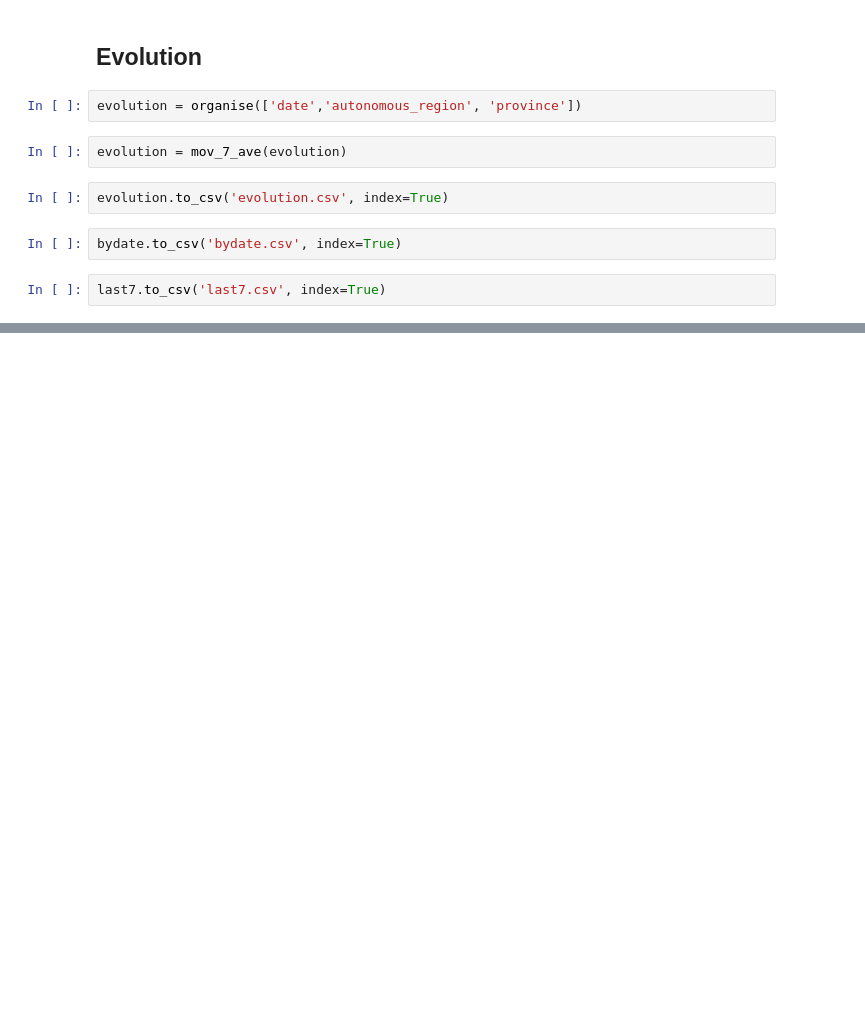
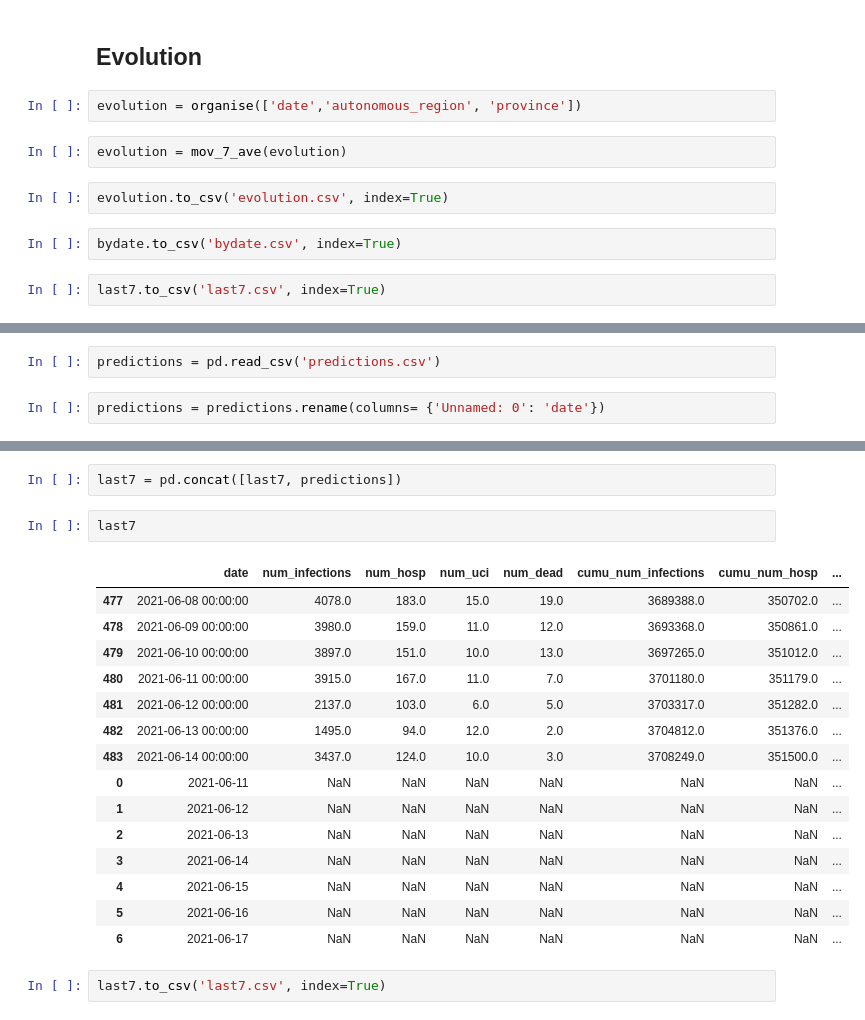
Before and after one commit to ffreire92/final_project, a Jupyter notebook: Pandemic_Overview.ipynb, the cells around one changed output, grey strips where cells are left out. Saved outputs shown, nothing was run; the diff lists cells and outputs as text; blank space fills up the shorter version.

Commit message:
predictions 7 days

```diff
--- a/Pandemic_Overview.ipynb
+++ b/Pandemic_Overview.ipynb
@@ -506,0 +515,4 @@ last7.to_csv('last7.csv', index=True)
+# %%
+predictions = pd.read_csv('predictions.csv')
+# %%
+predictions = predictions.rename(columns= {'Unnamed: 0': 'date'})
@@ -506,0 +530,22 @@ last7.to_csv('last7.csv', index=True)
+# %%
+last7 = pd.concat([last7, predictions])
+# %%
+last7
+# %% [output]
+|  | date | num_infections | num_hosp | num_uci | num_dead | cumu_num_infections | cumu_num_hosp | ... |
+| 477 | 2021-06-08 00:00:00 | 4078.0 | 183.0 | 15.0 | 19.0 | 3689388.0 | 350702.0 | ... |
+| 478 | 2021-06-09 00:00:00 | 3980.0 | 159.0 | 11.0 | 12.0 | 3693368.0 | 350861.0 | ... |
+| 479 | 2021-06-10 00:00:00 | 3897.0 | 151.0 | 10.0 | 13.0 | 3697265.0 | 351012.0 | ... |
+| 480 | 2021-06-11 00:00:00 | 3915.0 | 167.0 | 11.0 | 7.0 | 3701180.0 | 351179.0 | ... |
+| 481 | 2021-06-12 00:00:00 | 2137.0 | 103.0 | 6.0 | 5.0 | 3703317.0 | 351282.0 | ... |
+| 482 | 2021-06-13 00:00:00 | 1495.0 | 94.0 | 12.0 | 2.0 | 3704812.0 | 351376.0 | ... |
+| 483 | 2021-06-14 00:00:00 | 3437.0 | 124.0 | 10.0 | 3.0 | 3708249.0 | 351500.0 | ... |
+| 0 | 2021-06-11 | NaN | NaN | NaN | NaN | NaN | NaN | ... |
+| 1 | 2021-06-12 | NaN | NaN | NaN | NaN | NaN | NaN | ... |
+| 2 | 2021-06-13 | NaN | NaN | NaN | NaN | NaN | NaN | ... |
+| 3 | 2021-06-14 | NaN | NaN | NaN | NaN | NaN | NaN | ... |
+| 4 | 2021-06-15 | NaN | NaN | NaN | NaN | NaN | NaN | ... |
+| 5 | 2021-06-16 | NaN | NaN | NaN | NaN | NaN | NaN | ... |
+| 6 | 2021-06-17 | NaN | NaN | NaN | NaN | NaN | NaN | ... |
+# %%
+last7.to_csv('last7.csv', index=True)
```
Also changed, not shown: parts of 2 cells of this notebook, 3 other files.
